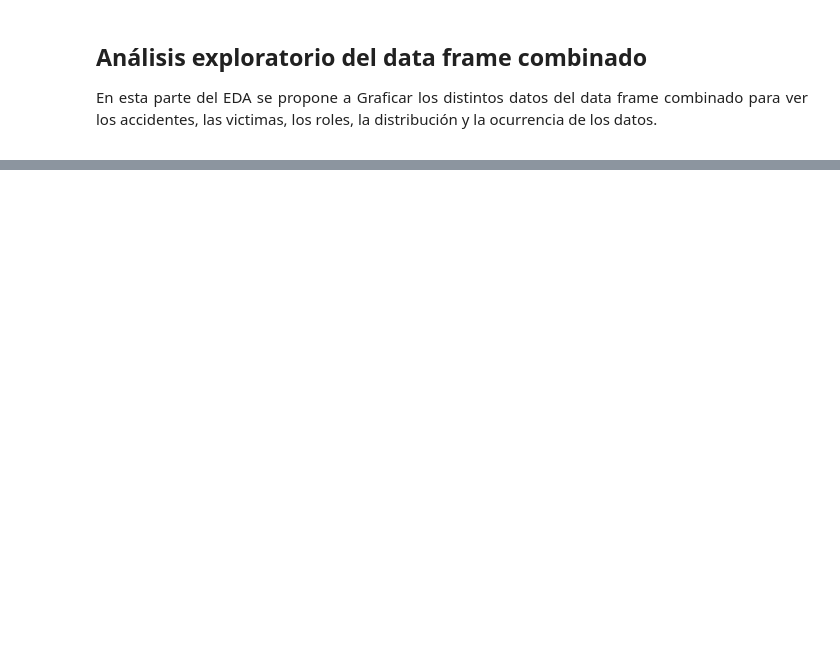
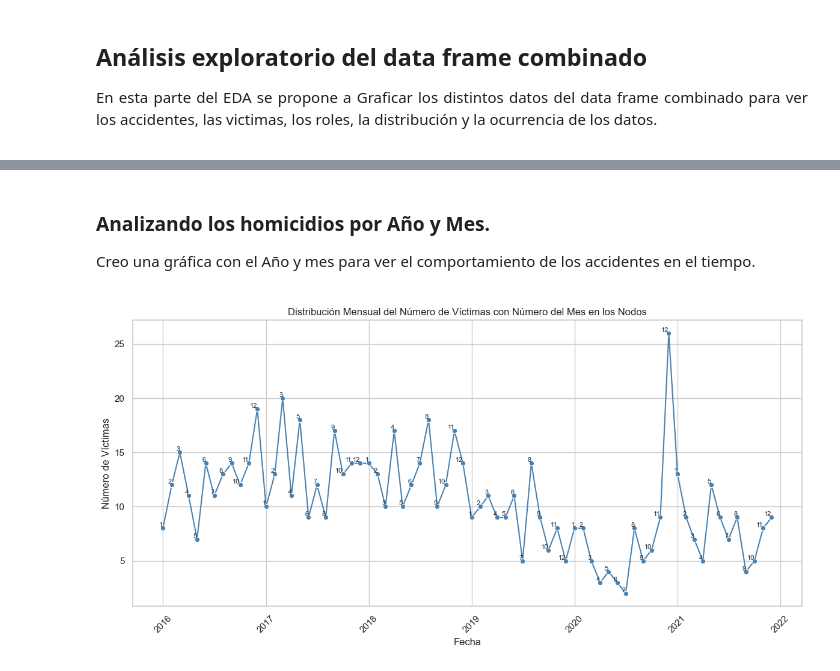
Before and after one commit to ajalvarez75/PI-Siniestros-Viales, a Jupyter notebook: proyecto/EDA_homicidios.ipynb, the cells around one changed output, grey strips where cells are left out. Saved outputs shown, nothing was run; the diff lists cells and outputs as text; code cells hidden in the pictures; blank space fills up the shorter version.

Commit message:
EDA finalizado con Graficos

```diff
--- a/proyecto/EDA_homicidios.ipynb
+++ b/proyecto/EDA_homicidios.ipynb
@@ -1241,3 +1239,7 @@ https://data.buenosaires.gob.ar/dataset/comunas/resource/Juqdkmgo-612222-resourc
 
 En esta parte del EDA se propone a Graficar los distintos datos del data frame combinado para ver los accidentes, las victimas, los roles, la distribución y la ocurrencia de los datos.
 </div>
+# %%
+# leyendo los archivos para comenzar con la parte gráfica.
+df_combinado = pd.read_csv('../proyecto/csv/homicidios_final.csv')
+df_comunas = pd.read_excel('../proyecto/archivos iniciales/comunas.xlsx', sheet_name='comunas')
@@ -1243,0 +1253,7 @@ En esta parte del EDA se propone a Graficar los distintos datos del data frame c
+# %%
+# se usan las columnas Comuna de cada archivo.
+df_combinado['Comuna'] = df_combinado['Comuna'].astype(int)
+df_comunas['Comuna'] = df_comunas['Comuna'].astype(int)
+
+# Realiza la union de los DataFrames.
+df_combinado = pd.merge(df_combinado, df_comunas[['Comuna', 'Barrios']], on='Comuna', how='left')
@@ -1243,0 +1279,41 @@ En esta parte del EDA se propone a Graficar los distintos datos del data frame c
+# %% [markdown]
+<div style="text-align: justify">
+
+### Analizando los homicidios por Año y Mes.
+
+Creo una gráfica con el Año y mes para ver el comportamiento de los accidentes en el tiempo.
+</div>
+# %%
+# Agrupar por año y mes, y se suma el número de víctimas.
+año_mes = df_combinado.groupby(['Año', 'Mes'])['Número De Víctimas'].sum().reset_index()
+
+# se crea una nueva columna "Fecha" combinando las columnas "Año" y "Mes".
+año_mes["Fecha"] = año_mes["Año"].astype(str) + '-' + año_mes["Mes"].astype(str)
+
+# Se convierte formato datetime.
+año_mes["Fecha"] = pd.to_datetime(año_mes["Fecha"])
+
+# Se ordena por fecha.
+año_mes = año_mes.sort_values("Fecha")
+
+# Crear un gráfico de líneas para la distribución mensual del número de víctimas.
+plt.figure(figsize=(12, 6))
+sns.lineplot(x='Fecha', y='Número De Víctimas', data=año_mes, marker='o', color='steelblue')
+
+# Añadir etiquetas a cada nodo (punto) con el número del mes.
+for i, row in tiempo.iterrows():
+    plt.text(row['Fecha'], row['Número De Víctimas'], f"{row['Mes']}", ha='right', va='bottom', fontsize=8)
+
+# Añadir títulos y etiquetas.
+plt.title('Distribución Mensual del Número de Víctimas con Número del Mes en los Nodos')
+plt.xlabel('Fecha')
+plt.ylabel('Número de Víctimas')
+
+# Rotar las etiquetas del eje x para mejor legibilidad.
+plt.xticks(rotation=45)
+
+# Se muestra el gráfico.
+plt.tight_layout()
+plt.show()
+# %% [output]
+[figure, added]
```
Also changed, not shown: parts of 44 cells of this notebook, 3 other files.
